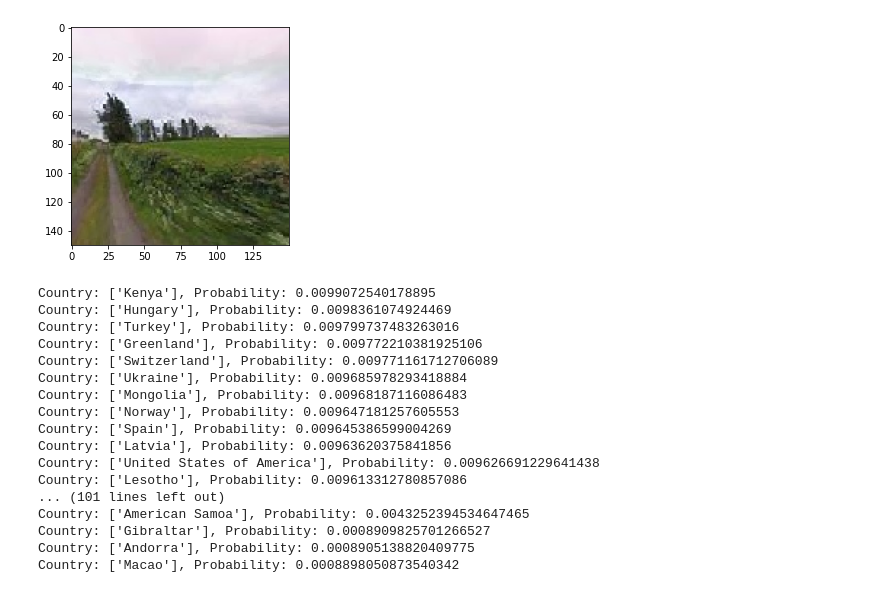
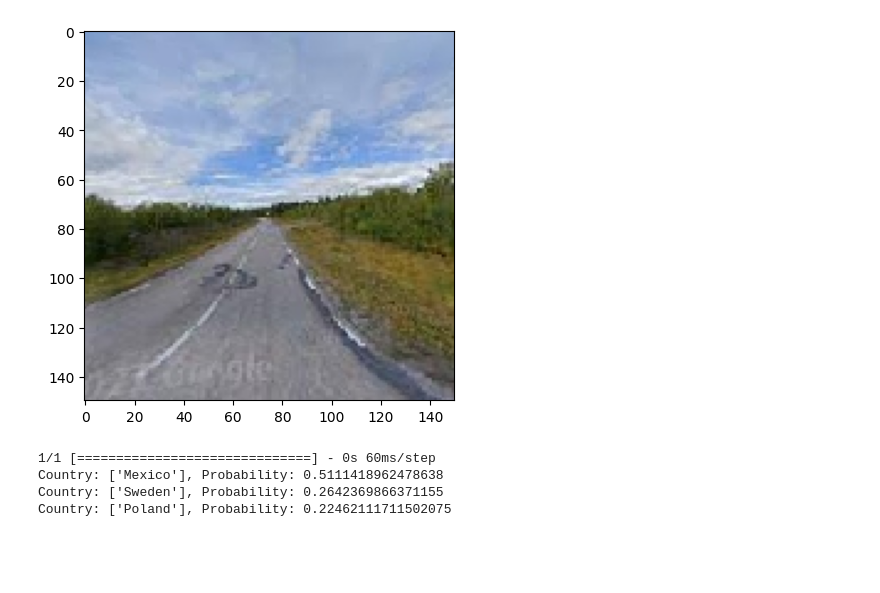
Before and after one commit to TheodorBeskow/Country-Guesser, a Jupyter notebook: srcpy/countryModel.ipynb, the cells around one changed output. Cells and saved outputs as stored; diff of their text form; code cells hidden in the pictures; blank space fills up the shorter version.

Commit message:
Model to classify if in Mexico, Poland or Sweden

```diff
--- a/srcpy/countryModel.ipynb
+++ b/srcpy/countryModel.ipynb
@@ -23,7 +23,8 @@ model = Sequential([
     Flatten(),
     Dropout(0.5),
     Dense(512,activation='relu'),
-    Dense(117,activation='softmax')
+    # Dense(117,activation='softmax')
+    Dense(3,activation='softmax')
 ])
 
 # Should add metric=[...]
@@ -95,11 +108,17 @@ Vietnam: 0.056051563778086656
 # %%
+from tensorflow.keras.callbacks import EarlyStopping
+
+early_stopping = EarlyStopping(monitor='val_loss', patience=5, verbose=1, restore_best_weights=True)
+
 history = model.fit(
     train_generator,
-    steps_per_epoch=2000,
-    epochs=5,
+    # steps_per_epoch=2000,
     validation_data=validation_generator,
-    validation_steps=200,
-    class_weight = class_weights,
-    verbose=1
-    )
+    # validation_steps=200,
+    batch_size=32,
+    epochs=3,
+    # class_weight = class_weights,
+    # verbose=1
+    callbacks=[early_stopping]
+)
 # %% [output]
@@ -147,12 +166,13 @@ from tensorflow.keras.preprocessing.image import ImageDataGenerator
 datagen = ImageDataGenerator(rescale=1./255)
 
 data_dir = r'..\Data\labledCountries\test'
-generator = datagen.flow_from_directory(
+test_generator = datagen.flow_from_directory(
     data_dir,
     target_size=(150, 150),
-    batch_size=16,
-    class_mode='categorical')
+    batch_size=32,
+    class_mode='categorical',
+    shuffle = False
+)
 
-class_names = generator.class_indices.keys()
-#print(class_names)
+class_names = test_generator.class_indices.keys()
 # %% [output]
@@ -160,49 +216,36 @@ Found 29438 images belonging to 117 classes.
 # %%
 from tensorflow.keras.preprocessing import image
 from sklearn.preprocessing import LabelEncoder
 import matplotlib.pyplot as plt
 
 # Load image
-img_path = r'..\Data\labledCountries\test\Ireland\-k1VSj7m5z79IEH3idNLyA.jpg'
+img_path = r'..\Data\labledCountries\test\Sweden\_W8U2J5WbusQAdaZkqD9Wg.jpg'
 img = image.load_img(img_path, target_size=(150, 150))
 
 # Display the image
 plt.imshow(img)
 plt.show()
 
 # Preprocess image
 x = image.img_to_array(img)
 x = np.expand_dims(x, axis=0)
 x /= 255.0
 
 # Make prediction
 predictions = model.predict(x)
 
 # Print predictions in sorted order
 label_encoder = LabelEncoder()
 label_encoder.fit(list(class_names))
 
 for i in np.argsort(predictions[0])[::-1]:
     print(f'Country: {label_encoder.inverse_transform([i])}, Probability: {predictions[0][i]}')
 # %% [output]
-[figure, old version]
+[figure, new version]
-Country: ['Kenya'], Probability: 0.0099072540178895
-Country: ['Hungary'], Probability: 0.0098361074924469
-Country: ['Turkey'], Probability: 0.009799737483263016
-Country: ['Greenland'], Probability: 0.009772210381925106
-Country: ['Switzerland'], Probability: 0.009771161712706089
-Country: ['Ukraine'], Probability: 0.009685978293418884
-Country: ['Mongolia'], Probability: 0.00968187116086483
-Country: ['Norway'], Probability: 0.009647181257605553
-Country: ['Spain'], Probability: 0.009645386599004269
-Country: ['Latvia'], Probability: 0.00963620375841856
-Country: ['United States of America'], Probability: 0.009626691229641438
-Country: ['Lesotho'], Probability: 0.009613312780857086
-... (101 lines left out)
-Country: ['American Samoa'], Probability: 0.0043252394534647465
-Country: ['Gibraltar'], Probability: 0.0008909825701266527
-Country: ['Andorra'], Probability: 0.0008905138820409775
-Country: ['Macao'], Probability: 0.0008898050873540342
+1/1 [==============================] - 0s 60ms/step
+Country: ['Mexico'], Probability: 0.5111418962478638
+Country: ['Sweden'], Probability: 0.2642369866371155
+Country: ['Poland'], Probability: 0.22462111711502075
 # %%
 import tensorflow as tf
 print(tf.__version__)
```
Also changed, not shown: parts of 9 cells of this notebook, 4 other files.
